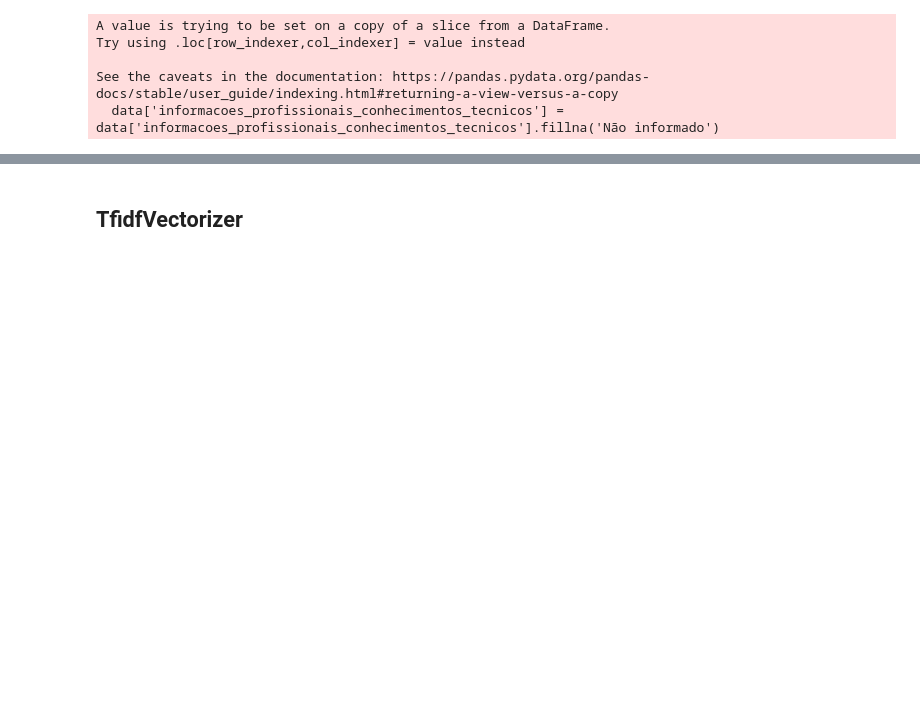
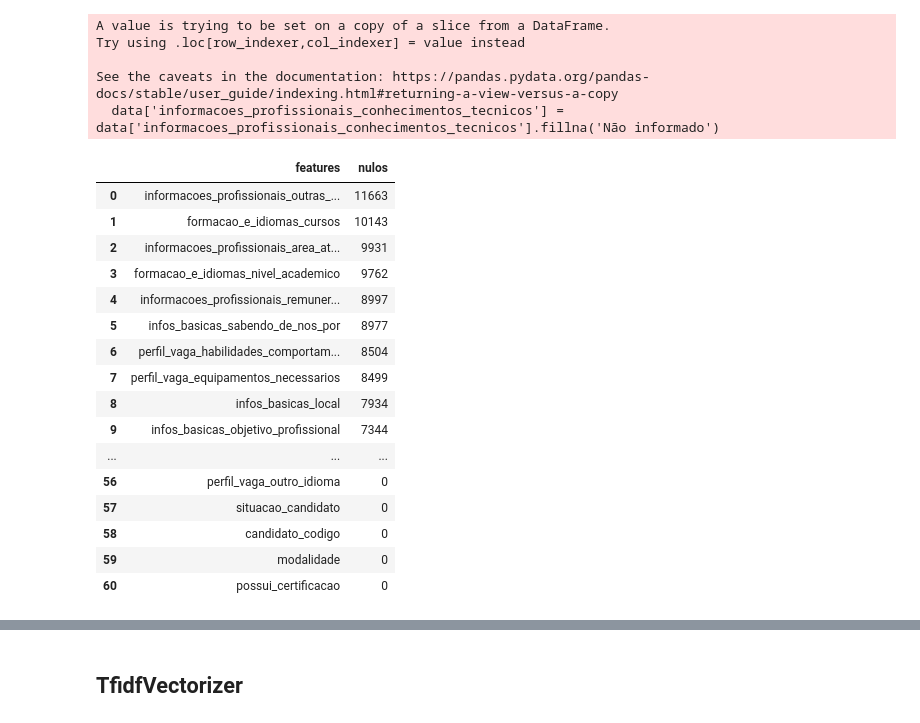
Before and after one commit to letpires/AIDecision, a Jupyter notebook: eda.ipynb, the cells around one changed output, grey strips where cells are left out. Cells and saved outputs as stored; diff of their text form; code cells hidden in the pictures; blank space fills up the shorter version.

```diff
--- a/eda.ipynb
+++ b/eda.ipynb
@@ -991,3 +1011,24 @@ Try using .loc[row_indexer,col_indexer] = value instead
 
 See the caveats in the documentation: https://pandas.pydata.org/pandas-docs/stable/user_guide/indexing.html#returning-a-view-versus-a-copy
   data['informacoes_profissionais_conhecimentos_tecnicos'] = data['informacoes_profissionais_conhecimentos_tecnicos'].fillna('Não informado')
+# %%
+nulos_df = create_nulls_dataframe(data)
+nulos_df
+# %% [output]
+|  | features | nulos |
+| 0 | informacoes_profissionais_outras_... | 11663 |
+| 1 | formacao_e_idiomas_cursos | 10143 |
+| 2 | informacoes_profissionais_area_at... | 9931 |
+| 3 | formacao_e_idiomas_nivel_academico | 9762 |
+| 4 | informacoes_profissionais_remuner... | 8997 |
+| 5 | infos_basicas_sabendo_de_nos_por | 8977 |
+| 6 | perfil_vaga_habilidades_comportam... | 8504 |
+| 7 | perfil_vaga_equipamentos_necessarios | 8499 |
+| 8 | infos_basicas_local | 7934 |
+| 9 | infos_basicas_objetivo_profissional | 7344 |
+| ... | ... | ... |
+| 56 | perfil_vaga_outro_idioma | 0 |
+| 57 | situacao_candidato | 0 |
+| 58 | candidato_codigo | 0 |
+| 59 | modalidade | 0 |
+| 60 | possui_certificacao | 0 |
```
Also changed, not shown: parts of 35 cells of this notebook.
